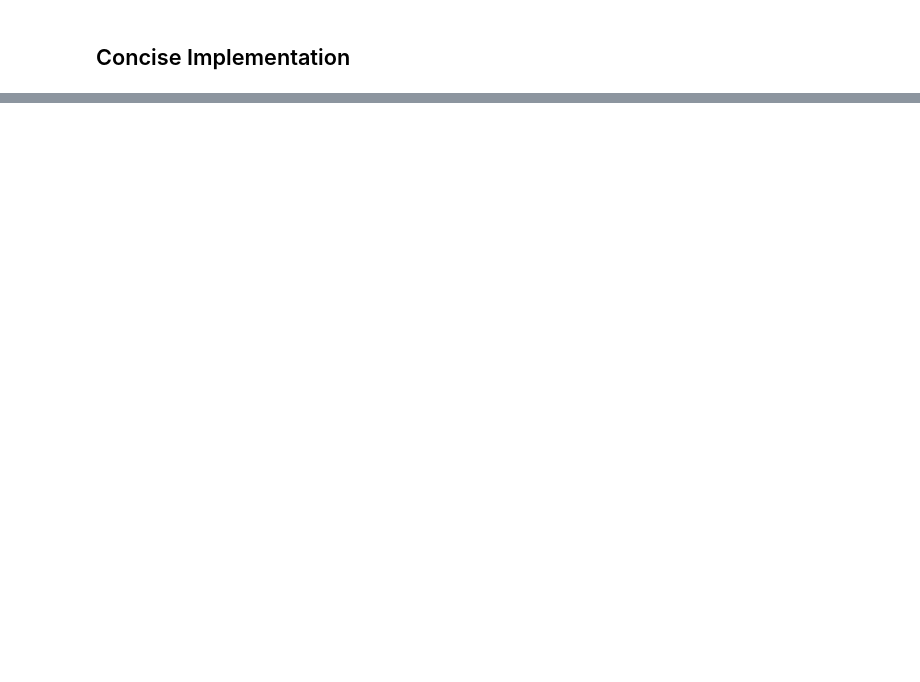
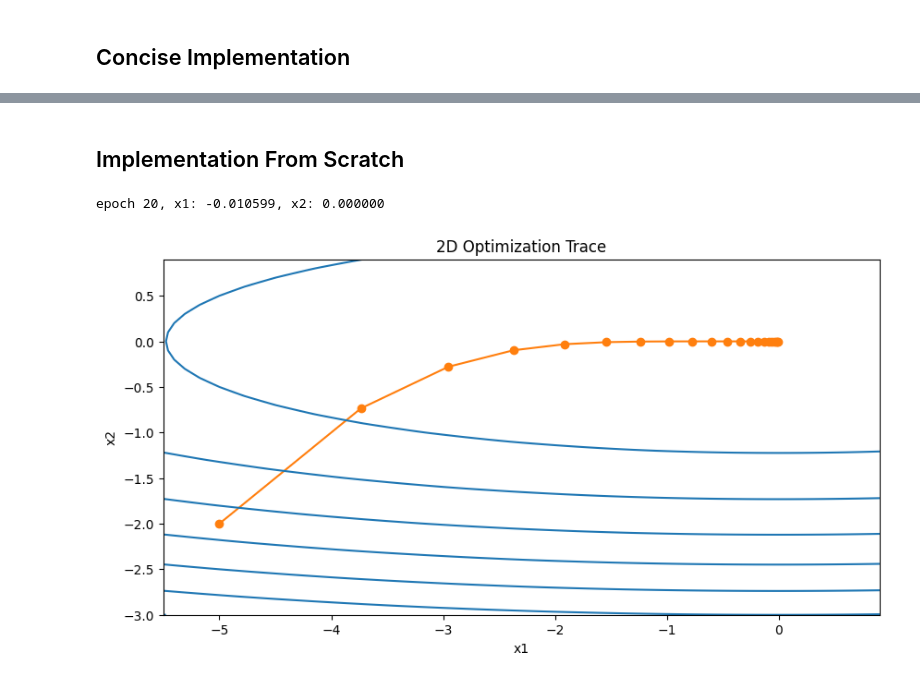
Before and after one commit to ishaanpaul98/Deep-Learning, a Jupyter notebook: Optimization Algorithms/optimization_algorithms.ipynb, the cells around one changed output, grey strips where cells are left out. Drawn from its saved outputs; the diff is of its cells as text; code cells hidden in the pictures; blank space fills up the shorter version.

```diff
--- a/Optimization Algorithms/optimization_algorithms.ipynb
+++ b/Optimization Algorithms/optimization_algorithms.ipynb
@@ -1117,0 +1131,19 @@ Final loss: 0.488, 0.279 sec/epoch
+# %% [markdown]
+## Implementation From Scratch
+# %%
+def rmsprop_2d(x1, x2, s1, s2):
+    g1, g2, eps = 0.2 * x1, 4 * x2, 1e-6
+    s1 = gamma * s1 + (1 - gamma) * g1 ** 2
+    s2 = gamma * s2 + (1 - gamma) * g2 ** 2
+    x1 -= eta / math.sqrt(s1 + eps) * g1
+    x2 -= eta / math.sqrt(s2 + eps) * g2
+    return x1, x2, s1, s2
+
+def f_2d(x1, x2):
+    return 0.1 * x1 ** 2 + 2 * x2 ** 2
+
+eta, gamma = 0.4, 0.9
+show_trace_2d(f_2d, train_2d(rmsprop_2d))
+# %% [output]
+epoch 20, x1: -0.010599, x2: 0.000000
+[figure, added]
```
Also changed, not shown: parts of 69 cells of this notebook, 1 other file.
